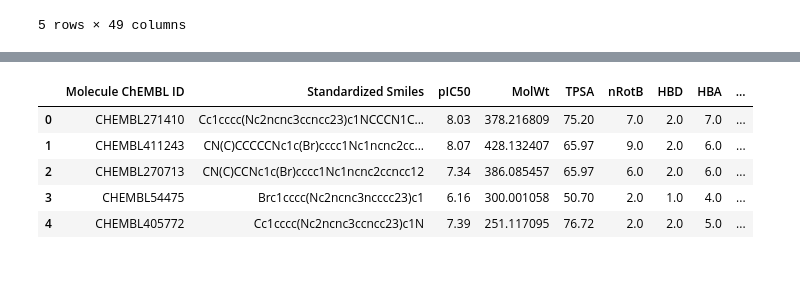
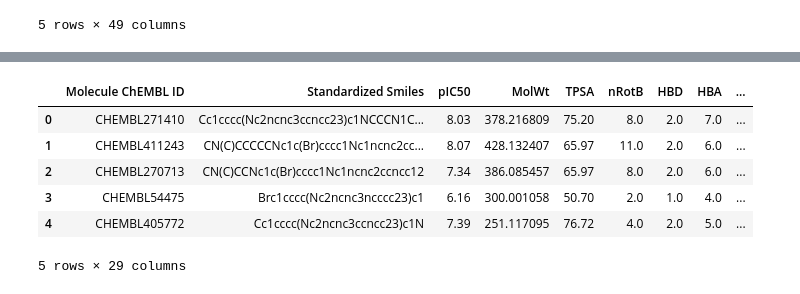
Before and after one commit to tdunn1/EGFR_QSAR, a Jupyter notebook: egfr_chembl_altPCA.ipynb, the cells around one changed output, grey strips where cells are left out. Saved outputs shown, nothing was run; the diff lists cells and outputs as text; code cells hidden in the pictures.

```diff
--- a/egfr_chembl_altPCA.ipynb
+++ b/egfr_chembl_altPCA.ipynb
@@ -29,10 +29,18 @@ df.head(5)
 df = df[['Molecule ChEMBL ID','Standardized Smiles','pIC50']]
 # %%
 desc_dict = {'MolWt': Descriptors.ExactMolWt, 'TPSA': Chem.rdMolDescriptors.CalcTPSA, 'nRotB': Descriptors.NumRotatableBonds,
-            'HBD': Descriptors.NumHDonors, 'HBA':Descriptors.NumHAcceptors, 'LogP':Descriptors.MolLogP}
+            'HBD': Descriptors.NumHDonors, 'HBA':Descriptors.NumHAcceptors, 'LogP':Descriptors.MolLogP, 'NumHetAtoms':Descriptors.NumHeteroatoms,
+            'NumHeavyAtoms':Descriptors.HeavyAtomCount, 'NumAliphaticCarbocycles': Descriptors.NumAliphaticCarbocycles, 'NumAliphaticHeterocycles': Descriptors.NumAliphaticCarbocycles,
+            'NumAliphaticRings': Descriptors.NumAliphaticRings, 'NumAromaticCarbocycles': Descriptors.NumAromaticCarbocycles, 'NumAromaticHeterocycles': Descriptors.NumAromaticHeterocycles,
+            'NumAromaticRings': Descriptors.NumAromaticRings, 'RingCount': Descriptors.RingCount, 'FractionCSP3': Descriptors.FractionCSP3, 'Asphericity': Descriptors3D.Asphericity,
+            'Eccentricity': Descriptors3D.Eccentricity, 'InertShpFactor': Descriptors3D.InertialShapeFactor, 'NPR1': Descriptors3D.NPR1, 'NPR2': Descriptors3D.NPR2, 'PMI1': Descriptors3D.PMI1,
+            'PMI2': Descriptors3D.PMI2, 'PMI3': Descriptors3D.PMI3, 'RadGyr': Descriptors3D.RadiusOfGyration, 'SphIndex': Descriptors3D.SpherocityIndex}
+
 for i in df.index:
     smi = df.loc[i,'Standardized Smiles']
     mol = Chem.MolFromSmiles(smi) #Smiles have been cleaned up previously, there shouldn't be problems
+    mol = Chem.AddHs(mol)
+    rdDistGeom.EmbedMolecule(mol)
     for desc in desc_dict:
         try:
             df.loc[i,desc] = desc_dict[desc](mol)
@@ -44,9 +69,10 @@ df.head(5)
 |  | Molecule ChEMBL ID | Standardized Smiles | pIC50 | MolWt | TPSA | nRotB | HBD | HBA | ... |
-| 0 | CHEMBL271410 | Cc1cccc(Nc2ncnc3ccncc23)c1NCCCN1C... | 8.03 | 378.216809 | 75.20 | 7.0 | 2.0 | 7.0 | ... |
-| 1 | CHEMBL411243 | CN(C)CCCCCNc1c(Br)cccc1Nc1ncnc2cc... | 8.07 | 428.132407 | 65.97 | 9.0 | 2.0 | 6.0 | ... |
-| 2 | CHEMBL270713 | CN(C)CCNc1c(Br)cccc1Nc1ncnc2ccncc12 | 7.34 | 386.085457 | 65.97 | 6.0 | 2.0 | 6.0 | ... |
+| 0 | CHEMBL271410 | Cc1cccc(Nc2ncnc3ccncc23)c1NCCCN1C... | 8.03 | 378.216809 | 75.20 | 8.0 | 2.0 | 7.0 | ... |
+| 1 | CHEMBL411243 | CN(C)CCCCCNc1c(Br)cccc1Nc1ncnc2cc... | 8.07 | 428.132407 | 65.97 | 11.0 | 2.0 | 6.0 | ... |
+| 2 | CHEMBL270713 | CN(C)CCNc1c(Br)cccc1Nc1ncnc2ccncc12 | 7.34 | 386.085457 | 65.97 | 8.0 | 2.0 | 6.0 | ... |
 | 3 | CHEMBL54475 | Brc1cccc(Nc2ncnc3ncccc23)c1 | 6.16 | 300.001058 | 50.70 | 2.0 | 1.0 | 4.0 | ... |
-| 4 | CHEMBL405772 | Cc1cccc(Nc2ncnc3ccncc23)c1N | 7.39 | 251.117095 | 76.72 | 2.0 | 2.0 | 5.0 | ... |
+| 4 | CHEMBL405772 | Cc1cccc(Nc2ncnc3ccncc23)c1N | 7.39 | 251.117095 | 76.72 | 4.0 | 2.0 | 5.0 | ... |
+5 rows × 29 columns
 # %%
 df.dropna(axis = 'columns', how = 'all', inplace = True)
 desc_array = df.iloc[:,3:].values
```
Also changed, not shown: parts of 8 cells of this notebook, 1 other file.
